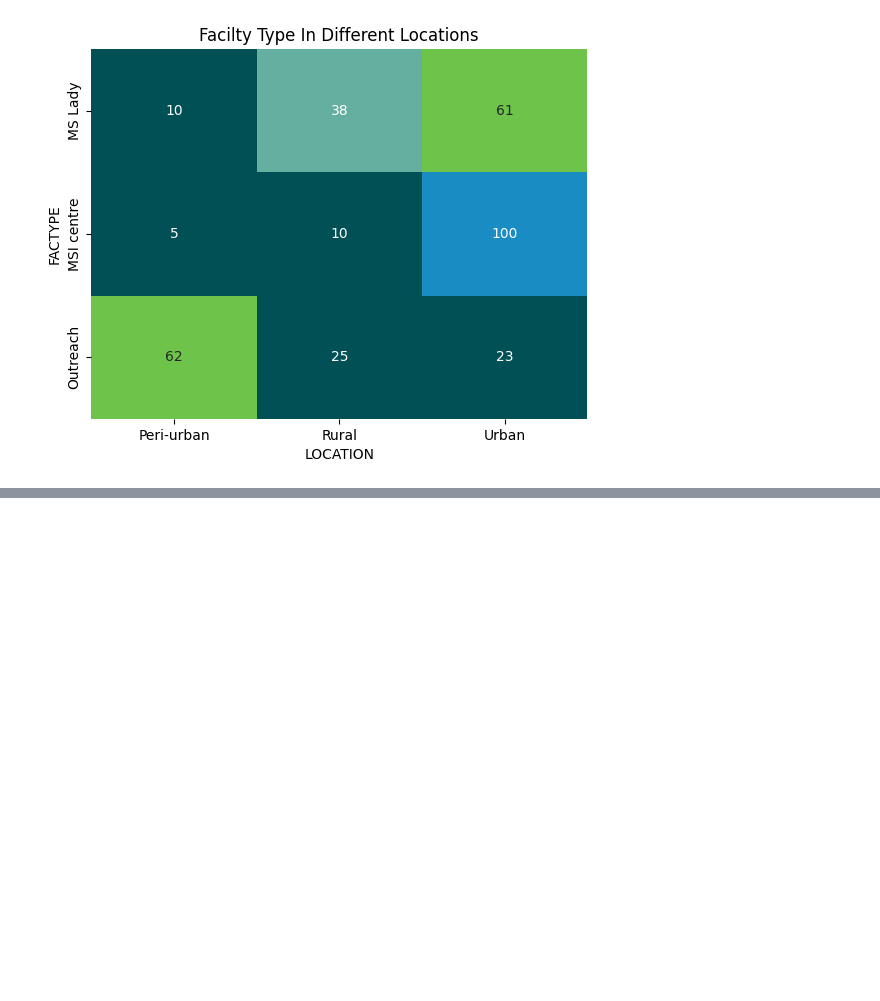
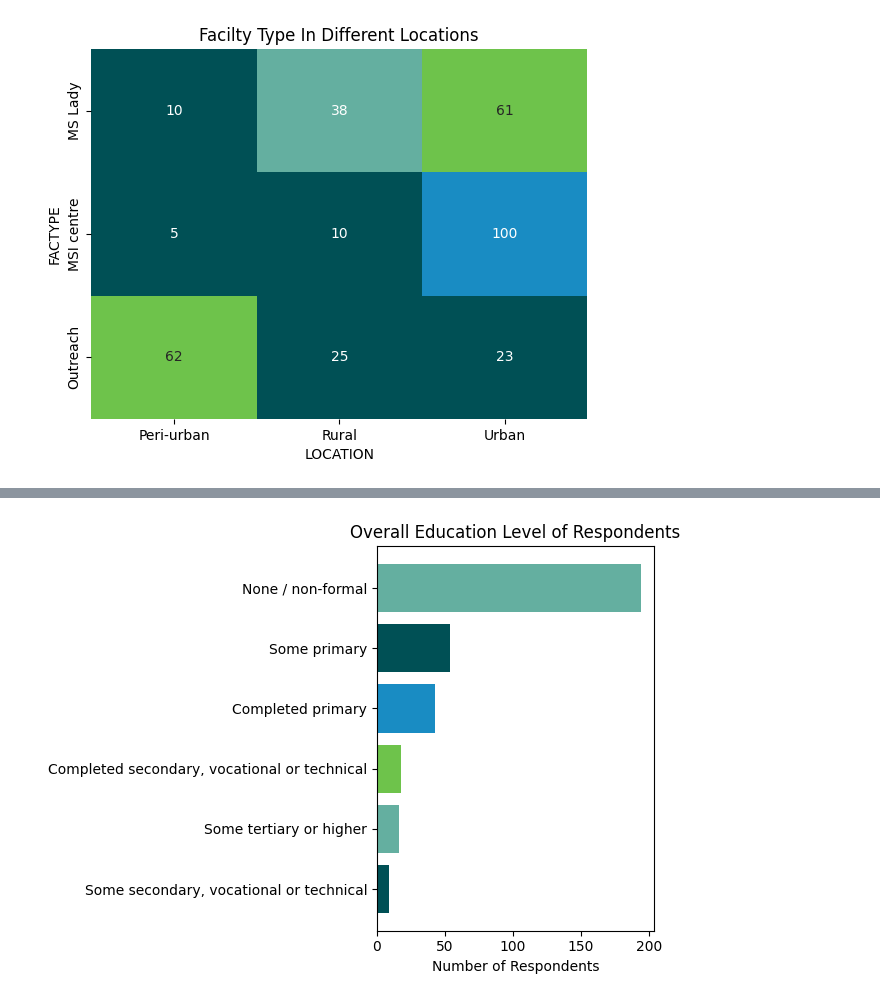
Before and after one commit to Mirwais-Farahi/MSIHealthServiceAnalytics, a Jupyter notebook: notebooks/03_Descriptive_Analysis.ipynb, the cells around one changed output, grey strips where cells are left out. Cells and saved outputs as stored; diff of their text form; code cells hidden in the pictures; blank space fills up the shorter version.

```diff
--- a/notebooks/03_Descriptive_Analysis.ipynb
+++ b/notebooks/03_Descriptive_Analysis.ipynb
@@ -179,0 +205,7 @@ plt.show()
+# %%
+# Overall education level of respondents
+education_level = original_data.groupby('EDU').size().reset_index(name='Count')
+
+education_level = education_level.sort_values(by='Count')
+
+education_level
@@ -179,0 +220,12 @@ plt.show()
+# %%
+# Plotting the bar chart
+plt.barh(education_level['EDU'], education_level['Count'],  color=colors)
+
+# Adding chart details
+plt.title('Overall Education Level of Respondents')
+plt.xlabel('Number of Respondents')
+plt.tight_layout()
+
+plt.show()
+# %% [output]
+[figure, added]
```
Also changed, not shown: parts of 10 cells of this notebook.
